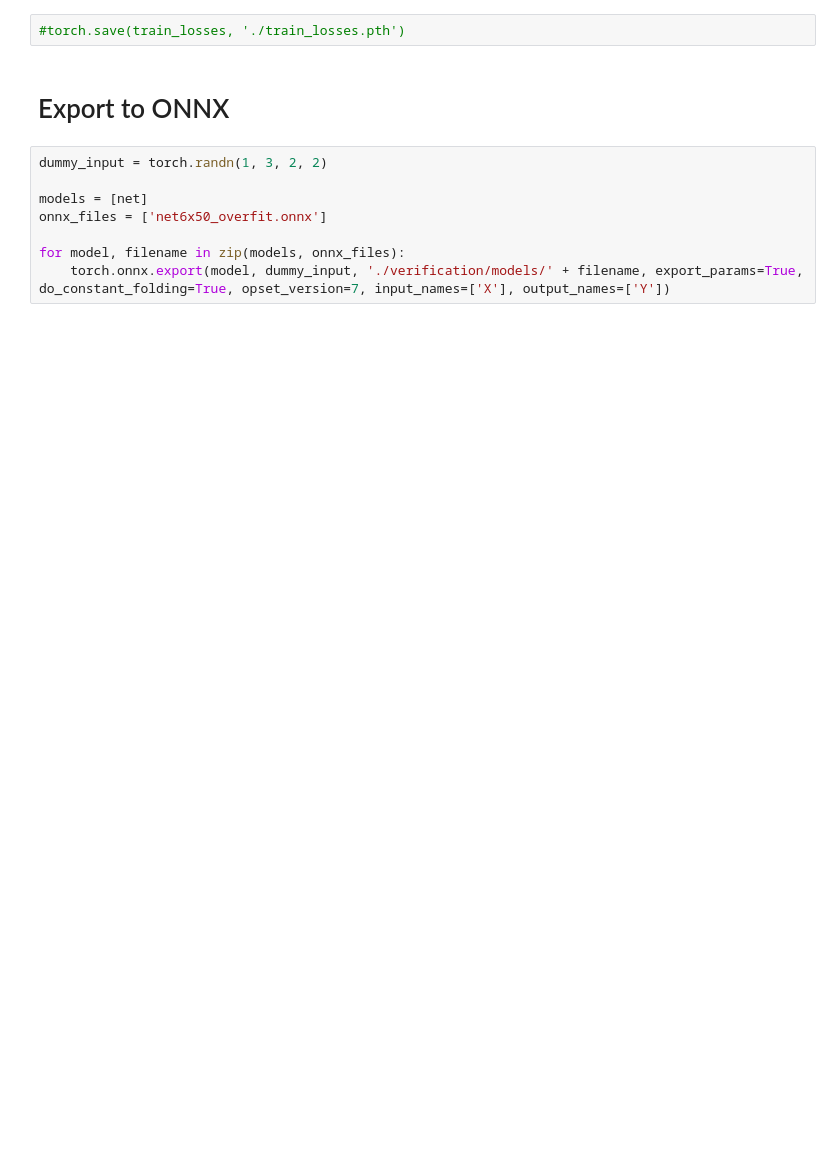
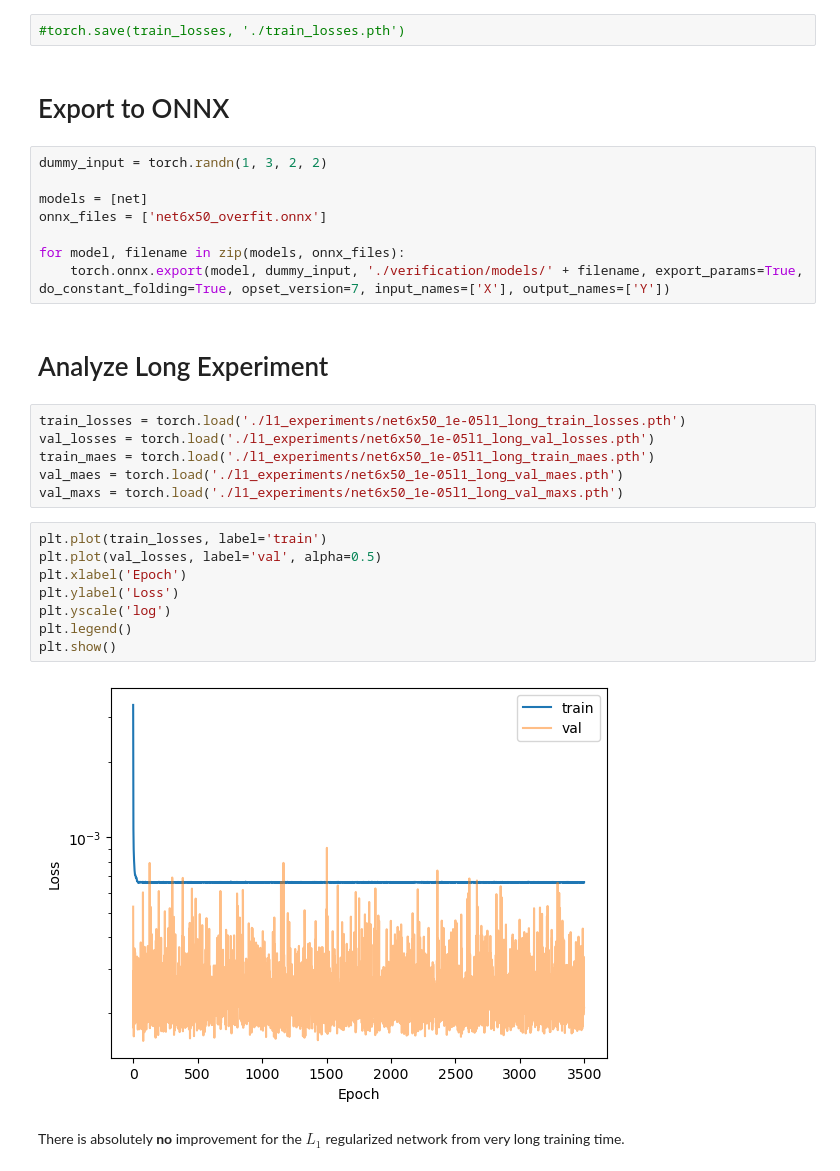
Before and after one commit to phK3/alpha-beta-CROWN-fork, a Jupyter notebook: jupyter/lp2nn_l1_regularization.ipynb, the cells around one changed output. Drawn from its saved outputs; the diff is of its cells as text; blank space fills up the shorter version.

Commit message:
add analysis for l1 experiment

```diff
--- a/jupyter/lp2nn_l1_regularization.ipynb
+++ b/jupyter/lp2nn_l1_regularization.ipynb
@@ -287,3 +287,23 @@ onnx_files = ['net6x50_overfit.onnx']
 
 for model, filename in zip(models, onnx_files):
     torch.onnx.export(model, dummy_input, './verification/models/' + filename, export_params=True, do_constant_folding=True, opset_version=7, input_names=['X'], output_names=['Y'])
+# %% [markdown]
+# Analyze Long Experiment
+# %%
+train_losses = torch.load('./l1_experiments/net6x50_1e-05l1_long_train_losses.pth')
+val_losses = torch.load('./l1_experiments/net6x50_1e-05l1_long_val_losses.pth')
+train_maes = torch.load('./l1_experiments/net6x50_1e-05l1_long_train_maes.pth')
+val_maes = torch.load('./l1_experiments/net6x50_1e-05l1_long_val_maes.pth')
+val_maxs = torch.load('./l1_experiments/net6x50_1e-05l1_long_val_maxs.pth')
+# %%
+plt.plot(train_losses, label='train')
+plt.plot(val_losses, label='val', alpha=0.5)
+plt.xlabel('Epoch')
+plt.ylabel('Loss')
+plt.yscale('log')
+plt.legend()
+plt.show()
+# %% [output]
+[figure, added]
+# %% [markdown]
+There is absolutely **no** improvement for the $L_1$ regularized network from very long training time.
```
